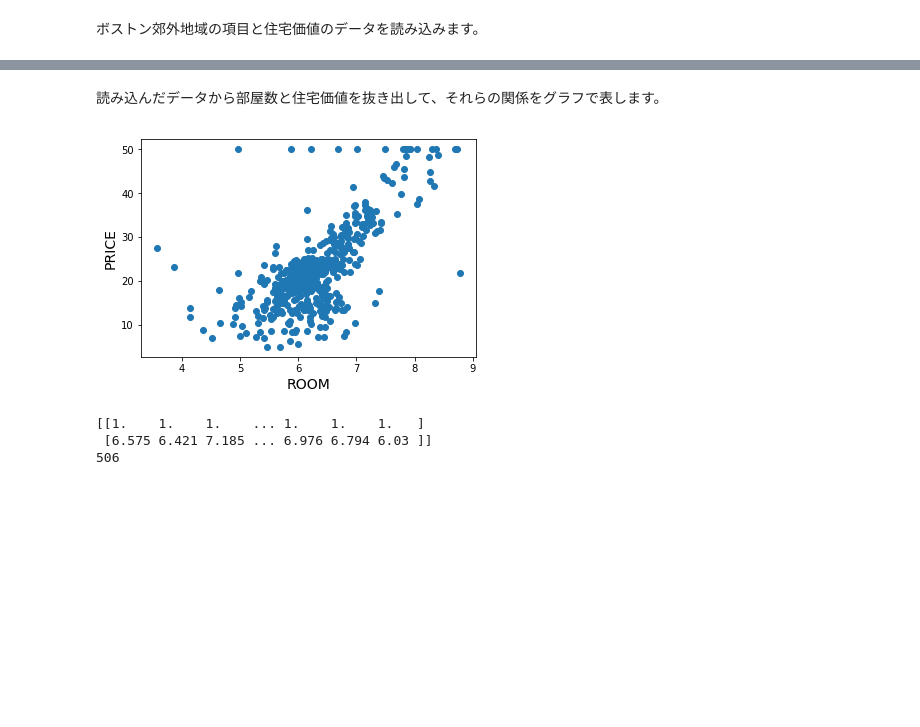
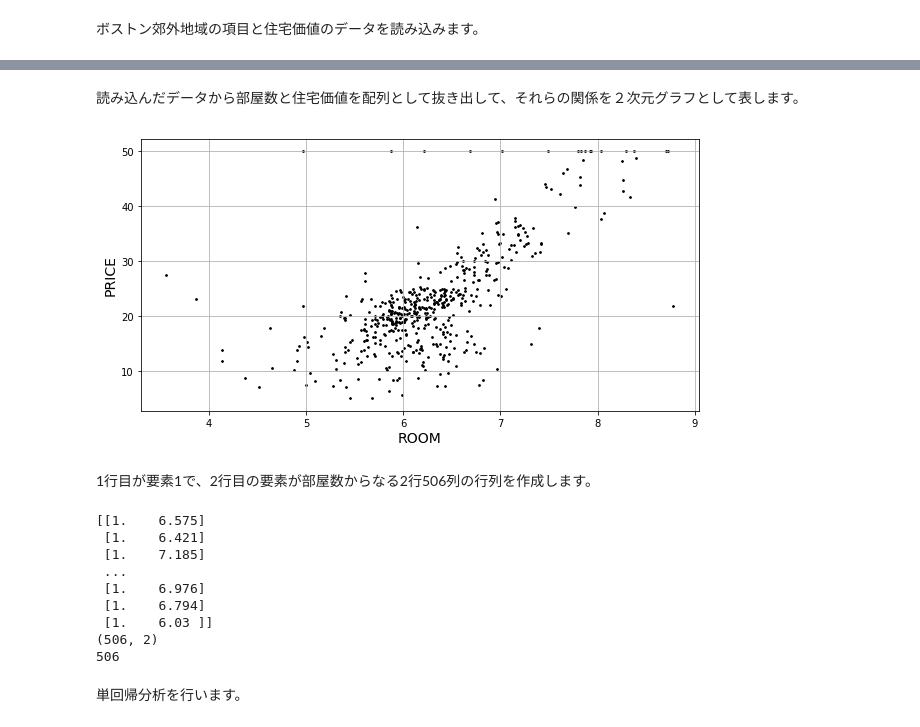
Before and after one commit to david3080/ColabNotebooks, a Jupyter notebook: boston/boston1.ipynb, the cells around one changed output, grey strips where cells are left out. Cells and saved outputs as stored; diff of their text form; code cells hidden in the pictures; blank space fills up the shorter version.

```diff
--- a/boston/boston1.ipynb
+++ b/boston/boston1.ipynb
@@ -7,26 +27,42 @@ house
-# %% [markdown]
-読み込んだデータから部屋数と住宅価値を抜き出して、それらの関係をグラフで表します。
+# %% [markdown]
+読み込んだデータから部屋数と住宅価値を配列として抜き出して、それらの関係を２次元グラフとして表します。
 # %%
+room = house['部屋数'].values
+price = house['住宅価値'].values
+
 import matplotlib.pyplot as plt # グラフを描画するためのライブラリを読み込んで、プログラムからpltという名前で使えるように宣言します。
-room = house['部屋数']
-price = house['住宅価値']
-plt.scatter(room, price) # 散布図を描くことをscatter（スキャター）といいます
+plt.figure(figsize=(10, 5)) # グラフのサイズを設定します。
+plt.scatter(room, price, c='black', s=3) # scatter（スキャター）関数で散布図を描きます（点の色（color）を黒、サイズを3ポイントに設定）。
 plt.xlabel('ROOM', fontsize=14)
 plt.ylabel('PRICE', fontsize=14)
+plt.grid()
 plt.show()
 # %% [output]
-[figure, old version]
+[figure, new version]
+# %% [markdown]
+1行目が要素1で、2行目の要素が部屋数からなる2行506列の行列を作成します。
 # %%
-import numpy as np
+import numpy as np # 数値計算用のライブラリをnpとして読み込む
 
 # 部屋数を表す一次元配列(room.values)に0列目を追加して、0列目（axis=1）に1.0をセットします
-x = np.insert(room.values[:,np.newaxis], 0, 1.0, axis=1)
-print(x.T)
+x = np.insert(room[:,np.newaxis], 0, 1.0, axis=1)
+print(x)
+
+# 行列数を表示します
+print(x.shape)
 
 # 行数をカウントします
 M = x.shape[0]
 print(M)
 # %% [output]
-[[1.    1.    1.    ... 1.    1.    1.   ]
- [6.575 6.421 7.185 ... 6.976 6.794 6.03 ]]
+[[1.    6.575]
+ [1.    6.421]
+ [1.    7.185]
+ ...
+ [1.    6.976]
+ [1.    6.794]
+ [1.    6.03 ]]
+(506, 2)
 506
+# %% [markdown]
+単回帰分析を行います。
```
Also changed, not shown: parts of 6 cells of this notebook, 11 other files.
